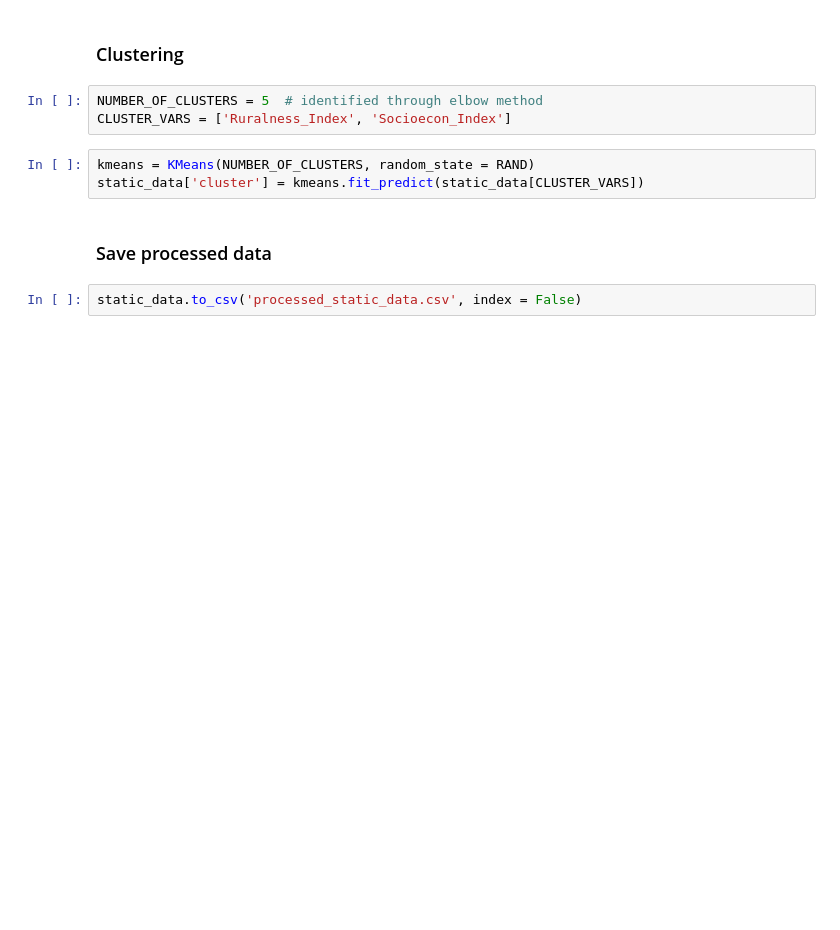
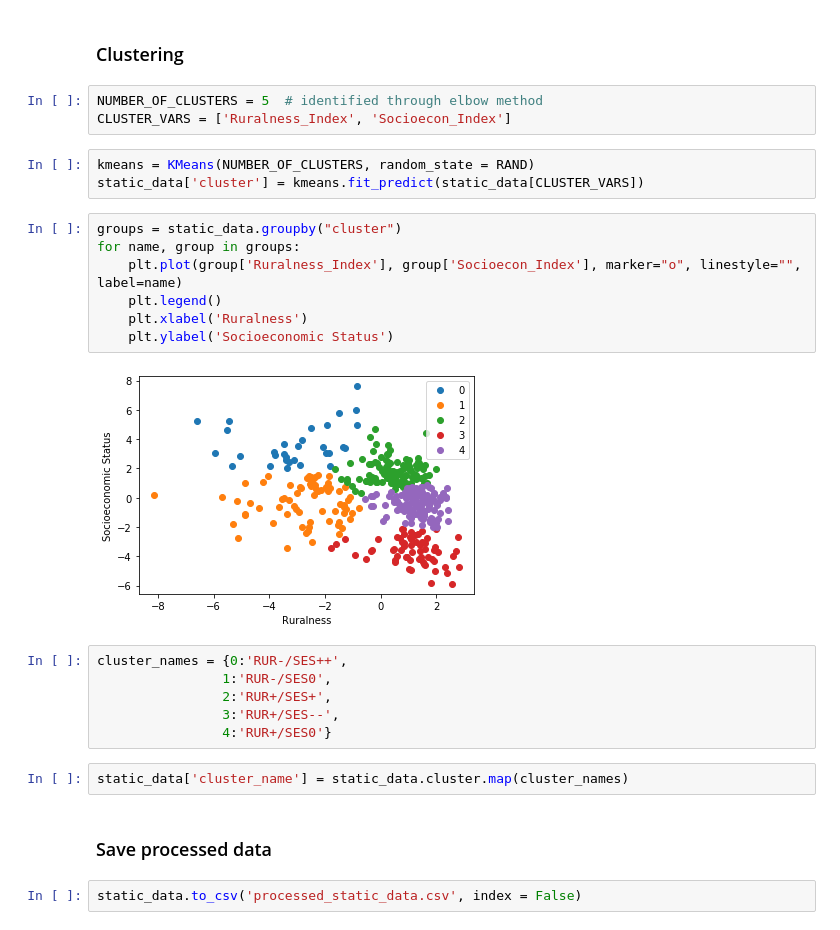
Before and after one commit to gizdatalab/Covid_DPPD, a Jupyter notebook: 01_static_data_preparation.ipynb, the cells around one changed output. Drawn from its saved outputs; the diff is of its cells as text; blank space fills up the shorter version.

```diff
--- a/01_static_data_preparation.ipynb
+++ b/01_static_data_preparation.ipynb
@@ -85,6 +86,23 @@ CLUSTER_VARS = ['Ruralness_Index', 'Socioecon_Index']
 # %%
 kmeans = KMeans(NUMBER_OF_CLUSTERS, random_state = RAND)
 static_data['cluster'] = kmeans.fit_predict(static_data[CLUSTER_VARS])
+# %%
+groups = static_data.groupby("cluster")
+for name, group in groups:
+    plt.plot(group['Ruralness_Index'], group['Socioecon_Index'], marker="o", linestyle="", label=name)
+    plt.legend()
+    plt.xlabel('Ruralness')
+    plt.ylabel('Socioeconomic Status')
+# %% [output]
+[figure, added]
+# %%
+cluster_names = {0:'RUR-/SES++',
+                1:'RUR-/SES0',
+                2:'RUR+/SES+',
+                3:'RUR+/SES--',
+                4:'RUR+/SES0'}
+# %%
+static_data['cluster_name'] = static_data.cluster.map(cluster_names)
 # %% [markdown]
 ### Save processed data
 # %%
```
Also changed, not shown: parts of 3 cells of this notebook, 8 other files.
